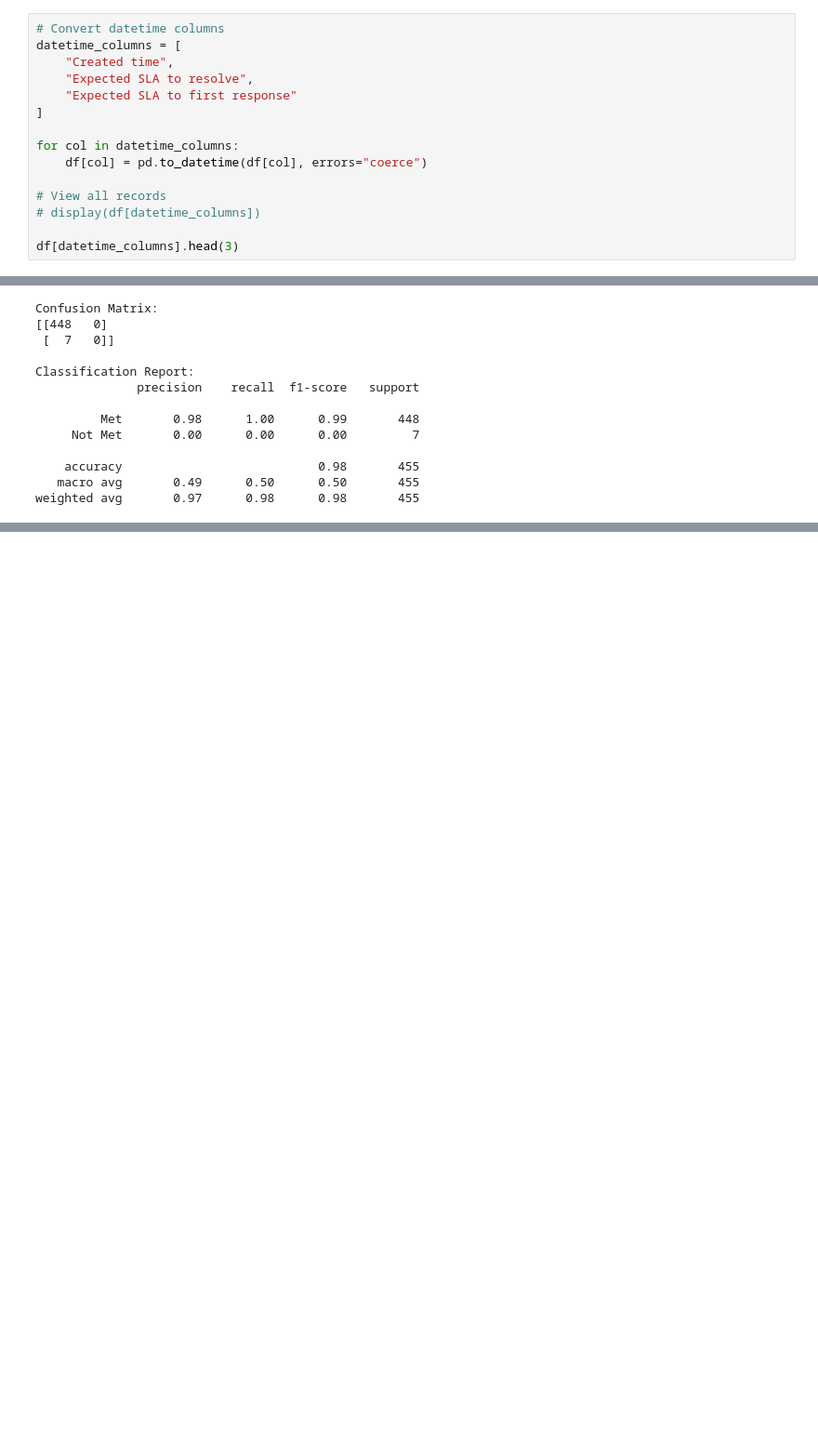
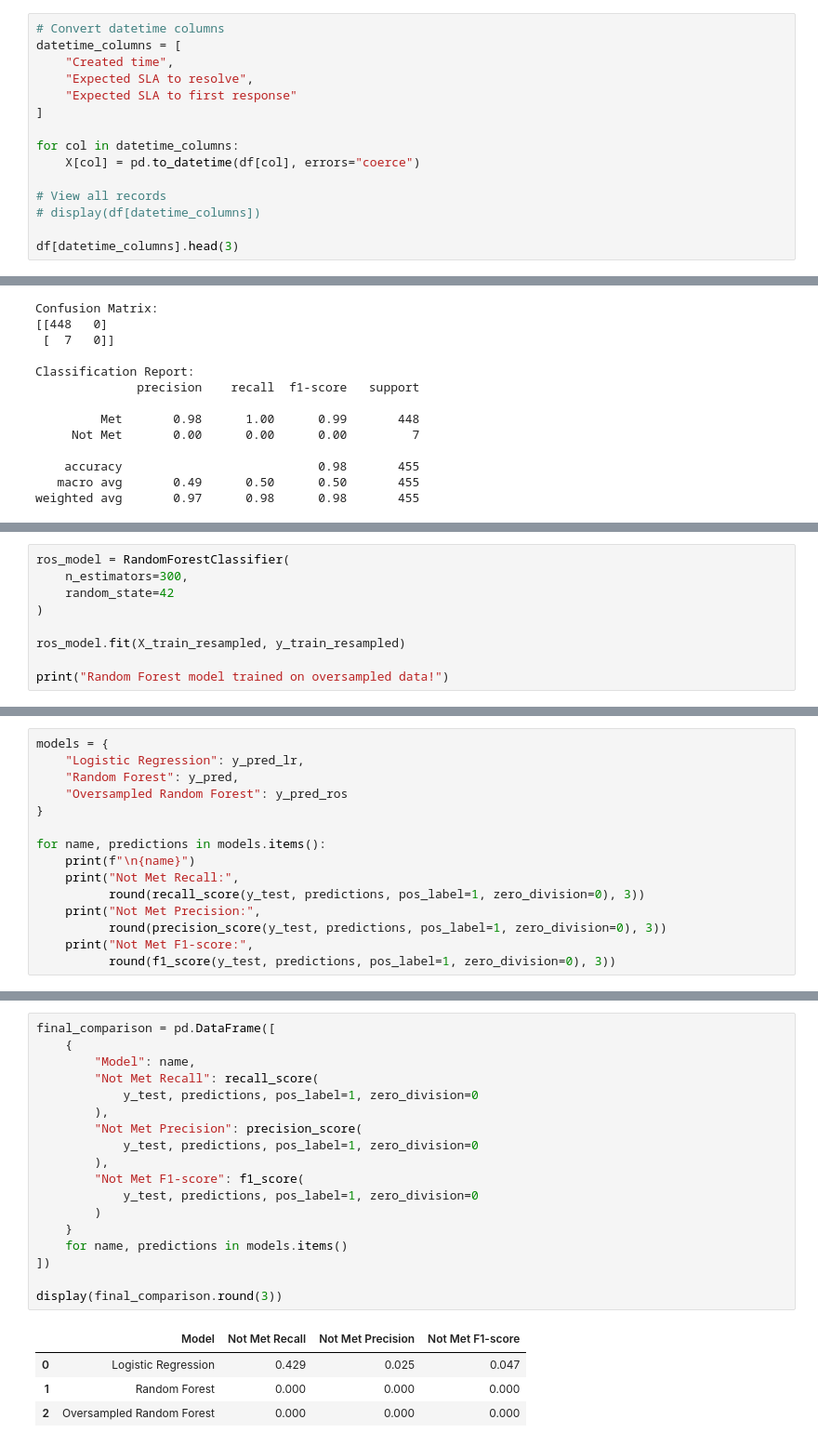
Before and after one commit to Janani334/ITHelpDesk_SLA-Breach_Prediction, a Jupyter notebook: Machine_Learning/Tickets_and_SLA_Prediction.ipynb, the cells around one changed output, grey strips where cells are left out. Shown at 93% size. Saved outputs shown, nothing was run; the diff lists cells and outputs as text; blank space fills up the shorter version.

```diff
--- a/Machine_Learning/Tickets_and_SLA_Prediction.ipynb
+++ b/Machine_Learning/Tickets_and_SLA_Prediction.ipynb
@@ -257,7 +278,7 @@ datetime_columns = [
 ]
 
 for col in datetime_columns:
-    df[col] = pd.to_datetime(df[col], errors="coerce")
+    X[col] = pd.to_datetime(df[col], errors="coerce")
 
 # View all records
 # display(df[datetime_columns])
@@ -563,0 +614,9 @@ weighted avg       0.97      0.98      0.98       455
+# %%
+ros_model = RandomForestClassifier(
+    n_estimators=300,
+    random_state=42
+)
+
+ros_model.fit(X_train_resampled, y_train_resampled)
+
+print("Random Forest model trained on oversampled data!")
@@ -563,0 +715,15 @@ weighted avg       0.97      0.98      0.98       455
+# %%
+models = {
+    "Logistic Regression": y_pred_lr,
+    "Random Forest": y_pred,
+    "Oversampled Random Forest": y_pred_ros
+}
+
+for name, predictions in models.items():
+    print(f"\n{name}")
+    print("Not Met Recall:",
+          round(recall_score(y_test, predictions, pos_label=1, zero_division=0), 3))
+    print("Not Met Precision:",
+          round(precision_score(y_test, predictions, pos_label=1, zero_division=0), 3))
+    print("Not Met F1-score:",
+          round(f1_score(y_test, predictions, pos_label=1, zero_division=0), 3))
@@ -563,0 +781,23 @@ weighted avg       0.97      0.98      0.98       455
+# %%
+final_comparison = pd.DataFrame([
+    {
+        "Model": name,
+        "Not Met Recall": recall_score(
+            y_test, predictions, pos_label=1, zero_division=0
+        ),
+        "Not Met Precision": precision_score(
+            y_test, predictions, pos_label=1, zero_division=0
+        ),
+        "Not Met F1-score": f1_score(
+            y_test, predictions, pos_label=1, zero_division=0
+        )
+    }
+    for name, predictions in models.items()
+])
+
+display(final_comparison.round(3))
+# %% [output]
+|  | Model | Not Met Recall | Not Met Precision | Not Met F1-score |
+| 0 | Logistic Regression | 0.429 | 0.025 | 0.047 |
+| 1 | Random Forest | 0.000 | 0.000 | 0.000 |
+| 2 | Oversampled Random Forest | 0.000 | 0.000 | 0.000 |
```
Also changed, not shown: parts of 43 cells of this notebook, 2 other files.
